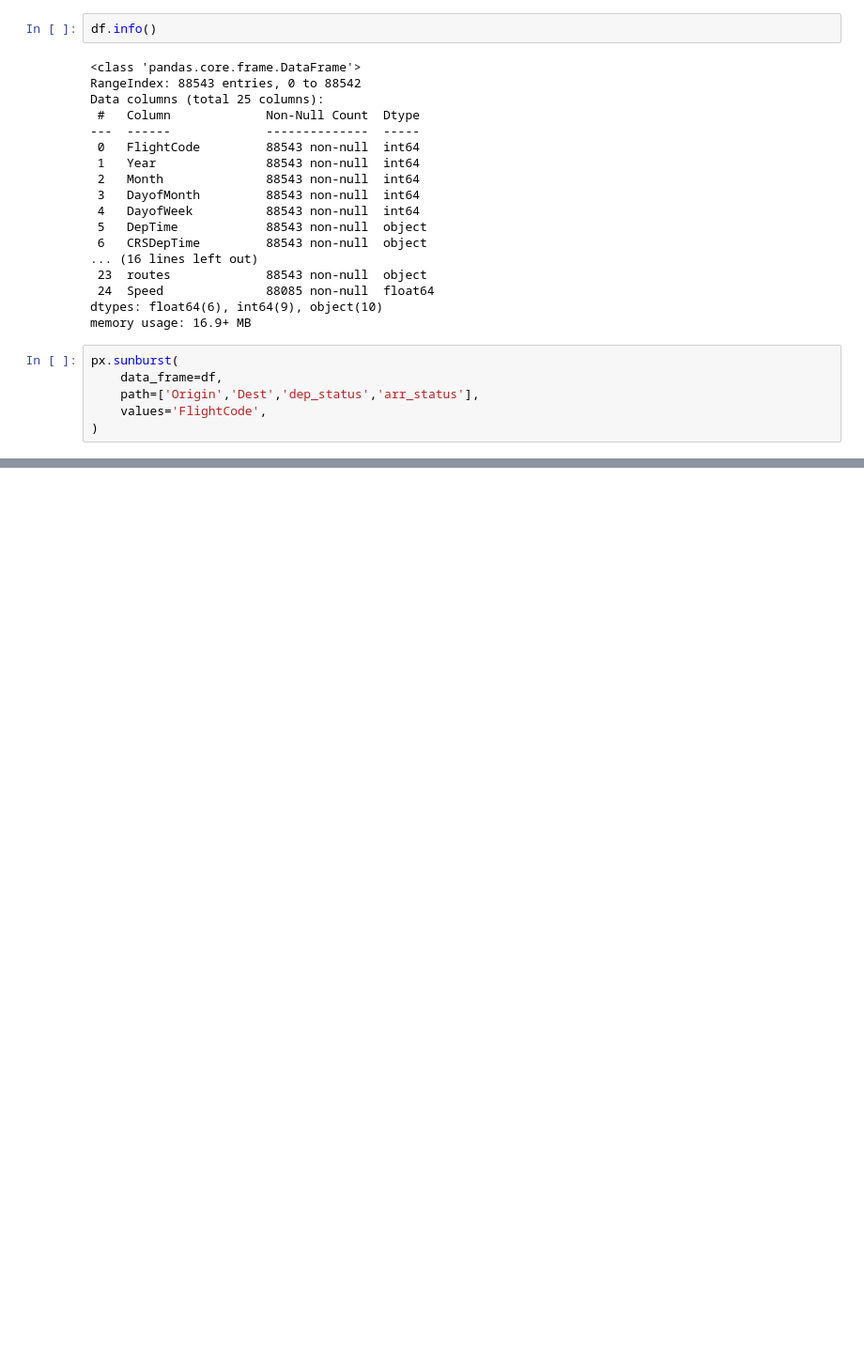
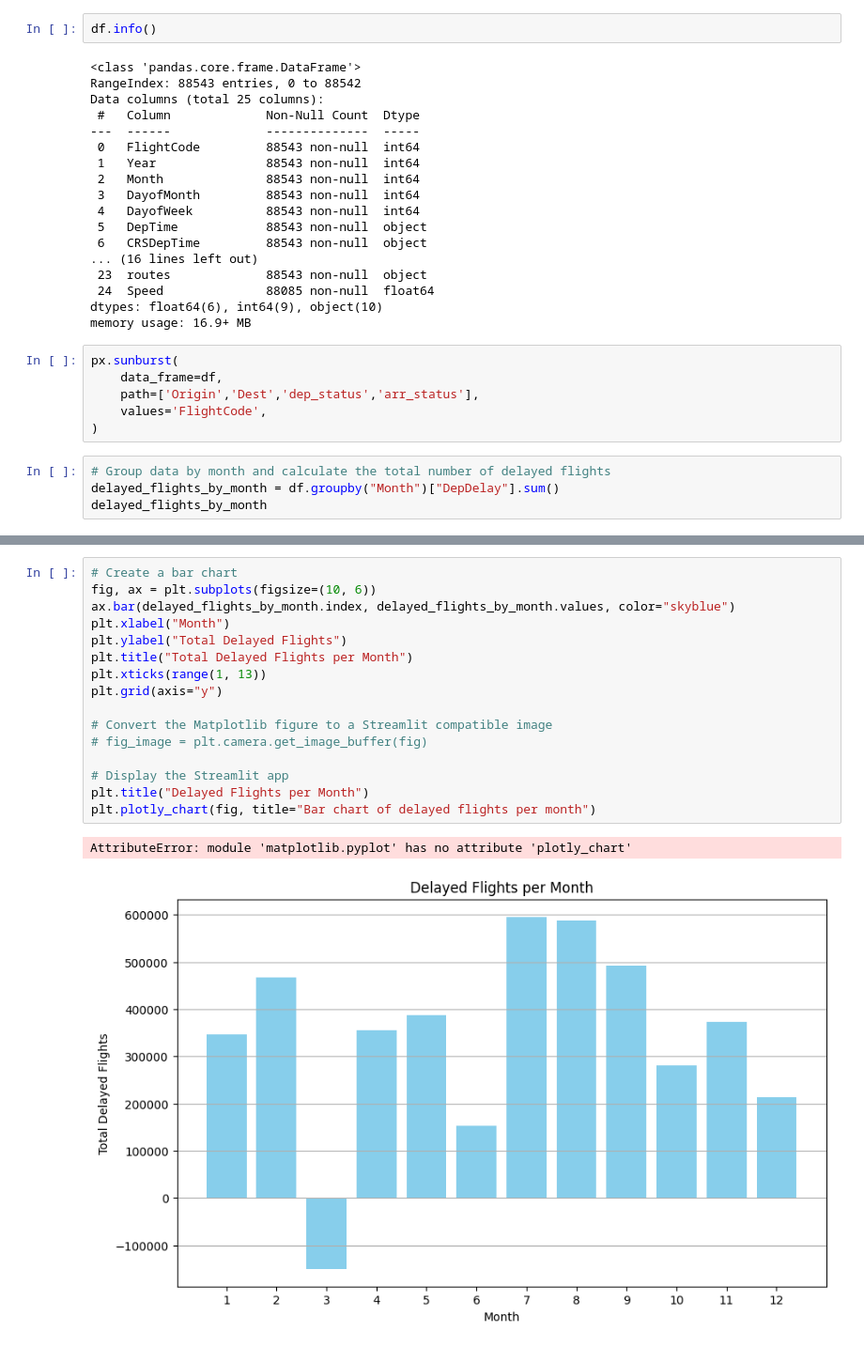
Before and after one commit to aditipandey017/Flight-data-analysis, a Jupyter notebook: Flight_set/flightset.ipynb, the cells around one changed output, grey strips where cells are left out. Shown at 94% size. Cells and saved outputs as stored; diff of their text form; blank space fills up the shorter version.

```diff
--- a/Flight_set/flightset.ipynb
+++ b/Flight_set/flightset.ipynb
@@ -625,3 +627,7 @@ px.sunburst(
     path=['Origin','Dest','dep_status','arr_status'],
     values='FlightCode',
 )
+# %%
+# Group data by month and calculate the total number of delayed flights
+delayed_flights_by_month = df.groupby("Month")["DepDelay"].sum()
+delayed_flights_by_month
@@ -627,0 +649,19 @@ px.sunburst(
+# %%
+# Create a bar chart
+fig, ax = plt.subplots(figsize=(10, 6))
+ax.bar(delayed_flights_by_month.index, delayed_flights_by_month.values, color="skyblue")
+plt.xlabel("Month")
+plt.ylabel("Total Delayed Flights")
+plt.title("Total Delayed Flights per Month")
+plt.xticks(range(1, 13))
+plt.grid(axis="y")
+
+# Convert the Matplotlib figure to a Streamlit compatible image
+# fig_image = plt.camera.get_image_buffer(fig)
+
+# Display the Streamlit app
+plt.title("Delayed Flights per Month")
+plt.plotly_chart(fig, title="Bar chart of delayed flights per month")
+# %% [output]
+AttributeError: module 'matplotlib.pyplot' has no attribute 'plotly_chart'
+[figure, added]
```
Also changed, not shown: parts of 4 cells of this notebook, 3 other files.
